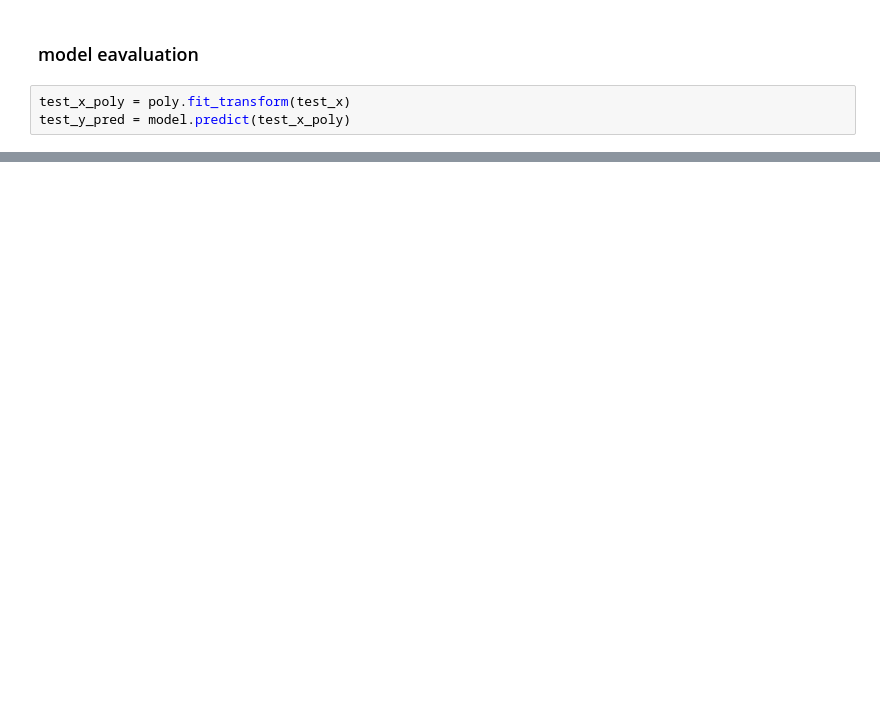
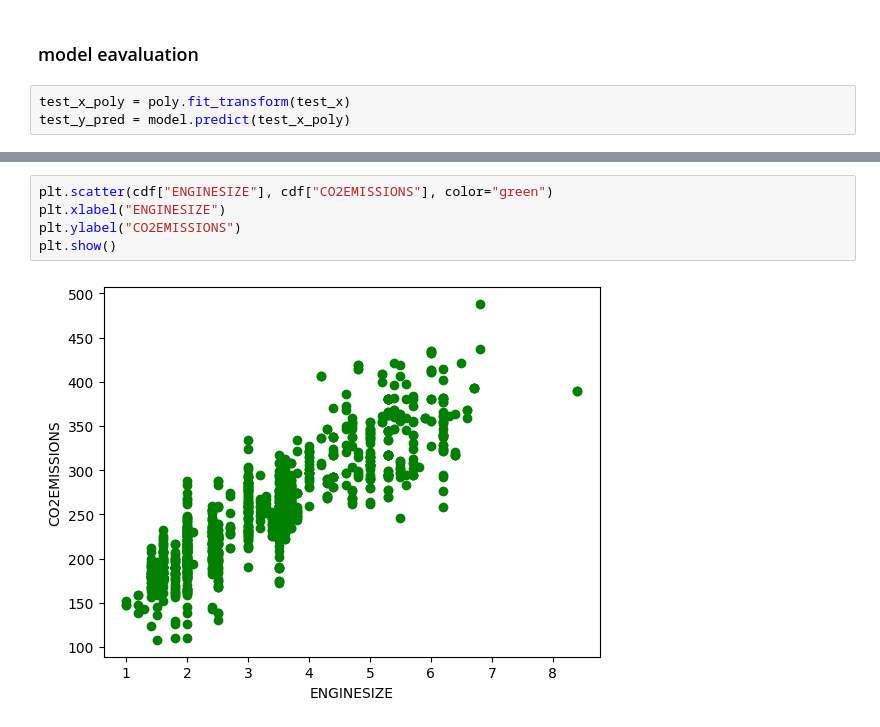
Before and after one commit to fahime9407/Machine-Learning-Path, a Jupyter notebook: regression/practicePoly.ipynb, the cells around one changed output, grey strips where cells are left out. Saved outputs shown, nothing was run; the diff lists cells and outputs as text; blank space fills up the shorter version.

```diff
--- a/regression/practicePoly.ipynb
+++ b/regression/practicePoly.ipynb
@@ -181,0 +195,7 @@ Mean Squared Error : 1149.59098 | Mean Absolute Error : 25.67140 | R2 Score : 0.
+# %%
+plt.scatter(cdf["ENGINESIZE"], cdf["CO2EMISSIONS"], color="green")
+plt.xlabel("ENGINESIZE")
+plt.ylabel("CO2EMISSIONS")
+plt.show()
+# %% [output]
+[figure, added]
```
Also changed, not shown: parts of 21 cells of this notebook.
